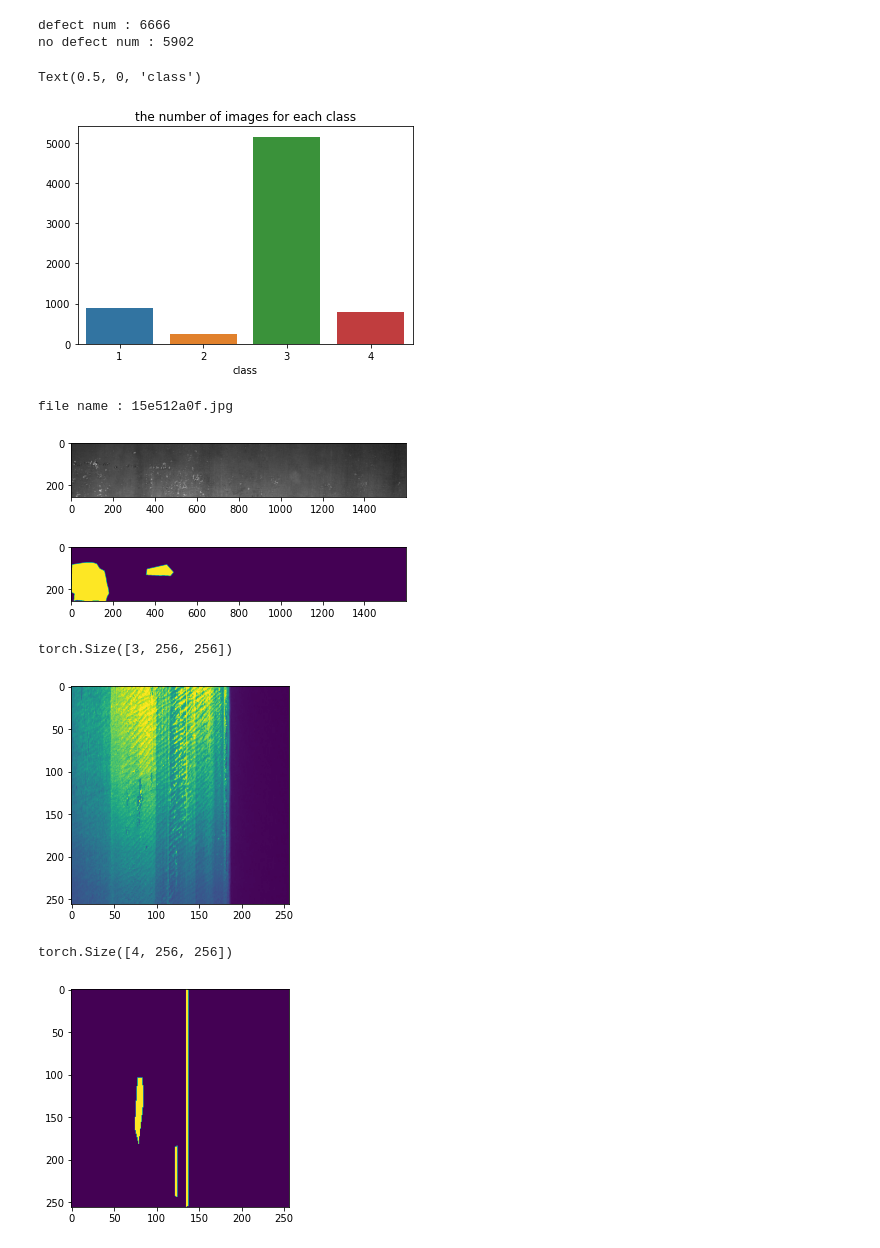
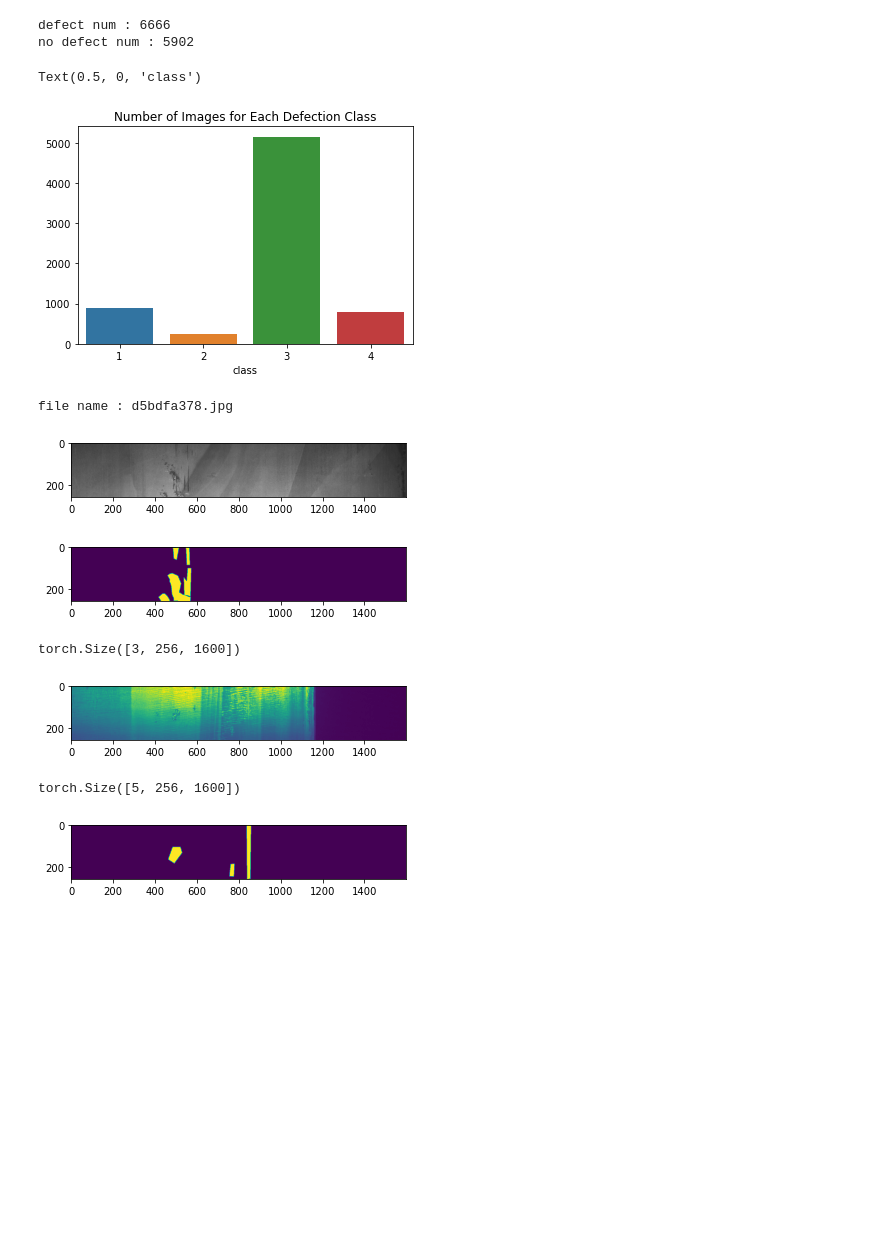
Before and after one commit to xcli17/DeepLearning-Final-Project, a Jupyter notebook: train.ipynb, the cells around one changed output. Drawn from its saved outputs; the diff is of its cells as text; code cells hidden in the pictures; blank space fills up the shorter version.

```diff
--- a/train.ipynb
+++ b/train.ipynb
@@ -44,5 +46,5 @@ cpu:0
 # %%
-input_dir = "../steel/"
+input_dir = "E:/severstal-steel-defect-detection/"
 input_dir_Train  = os.path.join(input_dir, 'train_images')
 input_dir_Test  = os.path.join(input_dir, 'test_images')
 filelist_Train = os.listdir(input_dir_Train)
@@ -85,11 +89,11 @@ for i in tqdm(range(len(df))):
 # %%
 fig, ax = plt.subplots()
 sns.barplot(x=np.arange(1, 5), y=defect_class, ax=ax)
-ax.set_title("the number of images for each class")
+ax.set_title("Number of Images for Each Defection Class")
 ax.set_xlabel("class")
 # %% [output]
 Text(0.5, 0, 'class')
-[figure, old version]
+[figure, new version]
 # %%
 seed = 1234
 random.seed(seed)
@@ -107,7 +111,7 @@ train_df, val_df = make_df(df)
 def make_mask(index, df):
     filename = df.iloc[index].name
     labels = df.iloc[index, :4]
-    masks = np.zeros((256, 1600, 4), dtype=np.float32)
+    masks = np.zeros((256, 1600, 5), dtype=np.float32)
     for idx, label in enumerate(labels):
         if label is not np.nan:
             mask = np.zeros((256*1600), dtype=np.uint8)
@@ -117,19 +121,20 @@ def make_mask(index, df):
                 pos, le = pixel
                 pos, le = int(pos), int(le)
                 mask[pos-1:pos+le-1] = 1
-            masks[:,:,idx] = mask.reshape(256, 1600, order = 'F')
+            masks[:,:,idx+1] = mask.reshape(256, 1600, order = 'F')
+        masks[:,:,0] = ~(np.sum(masks[:,:,1:], axis=2)>0)
     return filename, masks
 # %%
-f, m = make_mask(139, train_df)
+f, m = make_mask(100, train_df)
 print('file name : {}'.format(f))
 plt.imshow(cv2.imread(os.path.join(input_dir_Train, f)))
 plt.show()
-plt.imshow(m[:,:,2])
+plt.imshow(m[:,:,3])
 plt.show()
 # %% [output]
-file name : 15e512a0f.jpg
+file name : d5bdfa378.jpg
-[figure, old version]
+[figure, new version]
-[figure, old version]
+[figure, new version]
 # %%
 mean = (0.485, 0.456, 0.406)
 std = (0.229, 0.224, 0.225)
@@ -139,20 +144,20 @@ def get_augmentation(mean, std, phase):
         transform = [
             albu.HorizontalFlip(p=0.5),
             albu.VerticalFlip(p=0.5),
-            albu.Resize(256, 256, interpolation=cv2.INTER_NEAREST, p=1),
+            # albu.Resize(256, 256, interpolation=cv2.INTER_NEAREST, p=1),
             albu.Normalize(mean=mean, std=std, p=1),
             albu.pytorch.ToTensor(),
         ]
     else:
         transform = [
-            albu.Resize(256, 256, interpolation=cv2.INTER_NEAREST, p=1),
+            # albu.Resize(256, 256, interpolation=cv2.INTER_NEAREST, p=1),
             albu.Normalize(mean=mean, std=std, p=1),
             albu.pytorch.ToTensor(),
         ]
 
     return albu.Compose(transform)
 # %%
-class steel_dataset(torch.utils.data.Dataset):
+class SteelDataset(torch.utils.data.Dataset):
     def __init__(self, df, input_dir, phase):
         self.df = df
         self.input_dir = input_dir
@@ -160,27 +165,30 @@ class steel_dataset(torch.utils.data.Dataset):
         self.phase = phase
     def __getitem__(self, idx):
         filename, mask = make_mask(idx, self.df)
+        # mask = np.argmax(mask, axis=-1)
         image = cv2.imread(os.path.join(self.input_dir, filename))
         augmented = self.transforms(image=image, mask=mask)
         image, mask = augmented['image'], augmented['mask']
         mask = mask[0].permute(2, 0, 1)
+        # mask[0] += 0.5
+        # mask = torch.argmax(mask)
         return image, mask
     def __len__(self):
         return len(self.df)
 # %%
-train_dataset = steel_dataset(train_df, input_dir_Train, phase = 'train')
-val_dataset = steel_dataset(val_df, input_dir_Train, phase = 'val')
+train_dataset = SteelDataset(train_df, input_dir_Train, phase = 'train')
+val_dataset = SteelDataset(val_df, input_dir_Train, phase = 'val')
 
 index = 0
 image, mask = train_dataset.__getitem__(index)
 print(image.size())
-plt.imshow(image.to('cpu').detach().numpy().copy()[0])
+plt.imshow(image.to(device).cpu().detach().numpy().copy()[0])
 plt.show()
 print(mask.size())
-plt.imshow(mask.to('cpu').detach().numpy().copy()[2])
+plt.imshow(mask.to(device).cpu().detach().numpy().copy()[3])
 plt.show()
 # %% [output]
-torch.Size([3, 256, 256])
+torch.Size([3, 256, 1600])
-[figure, old version]
+[figure, new version]
-torch.Size([4, 256, 256])
+torch.Size([5, 256, 1600])
-[figure, old version]
+[figure, new version]
```
Also changed, not shown: parts of 13 cells of this notebook, 2 other files.
